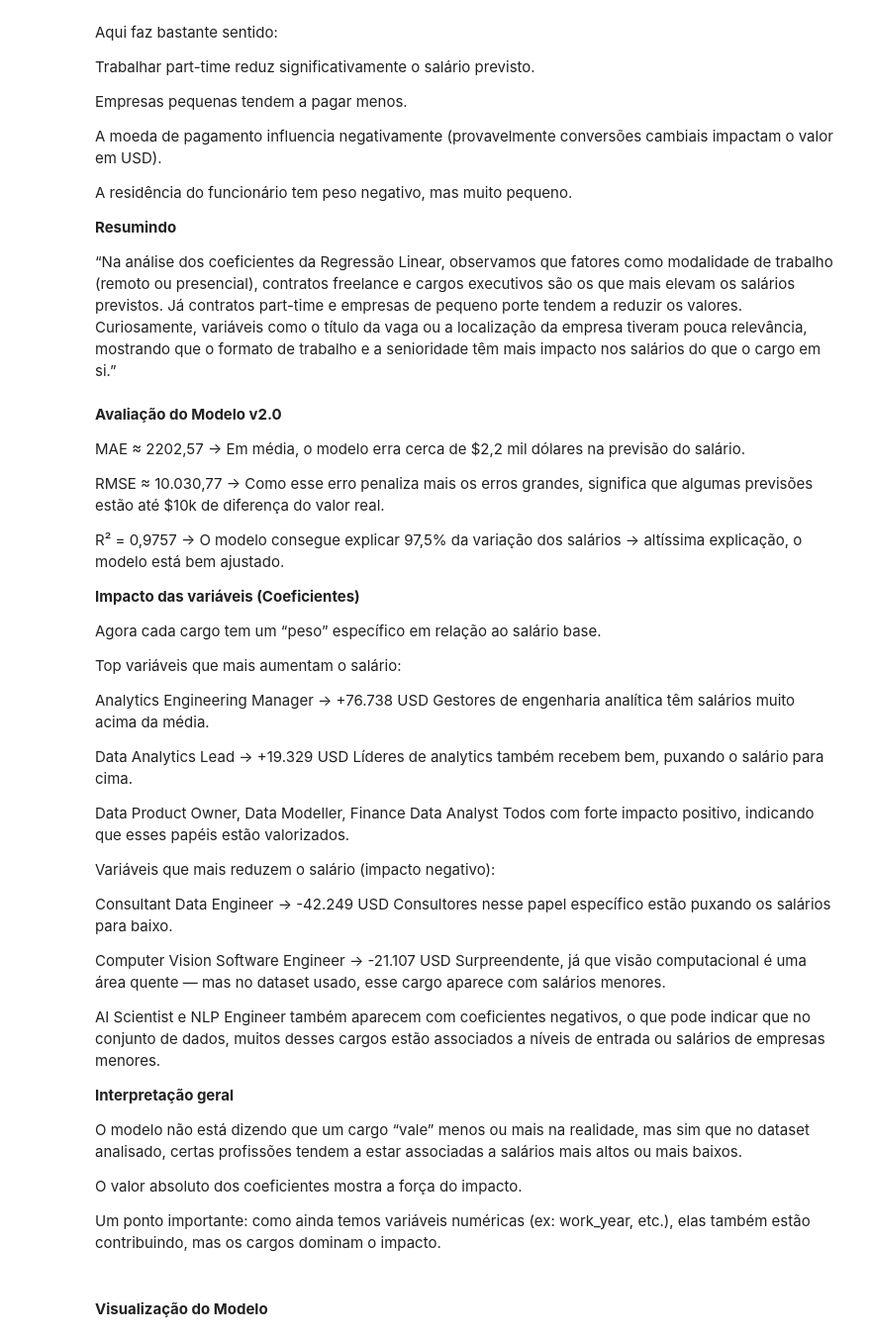
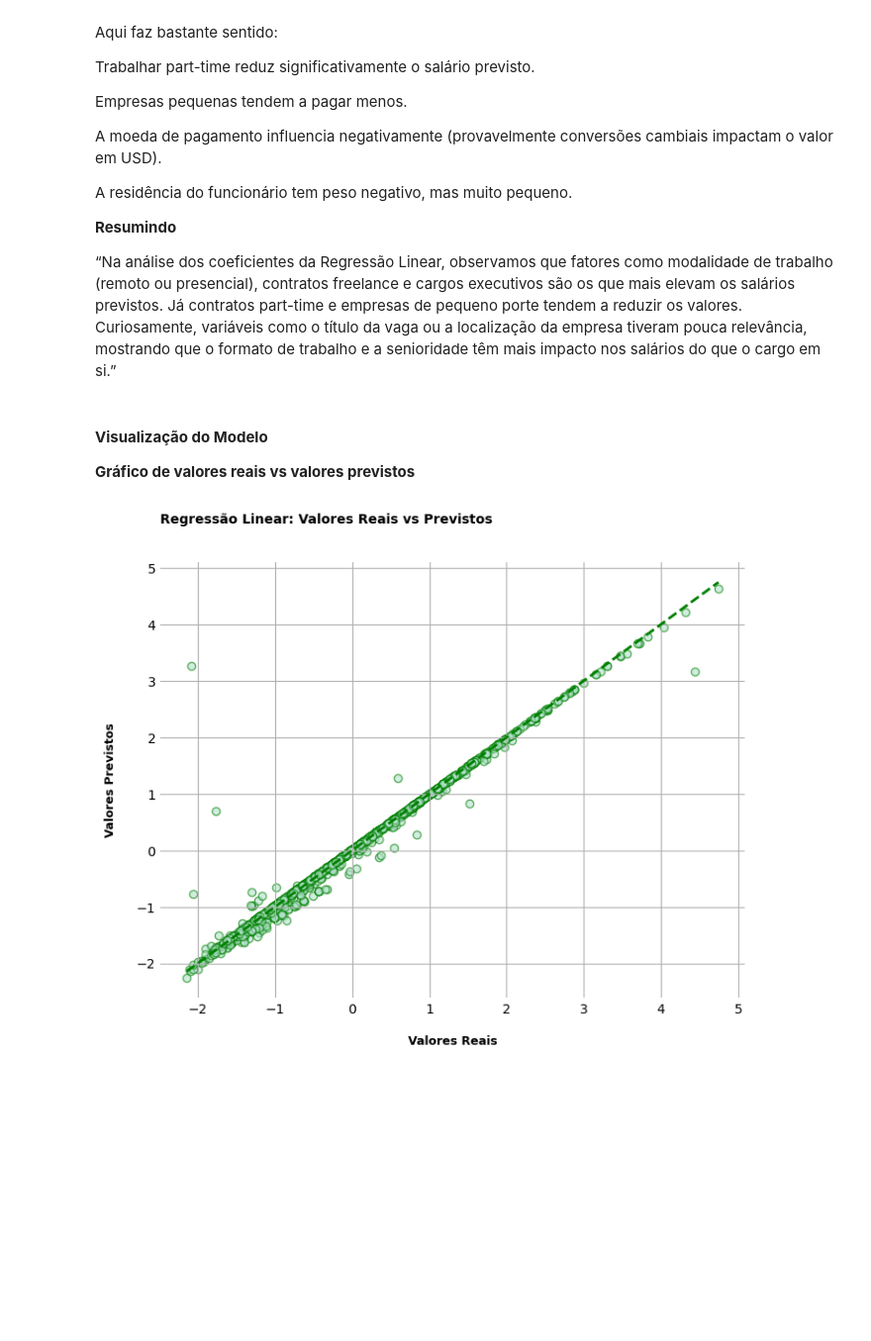
Before and after one commit to ricardo-paganini/data-salaries-analysis, a Jupyter notebook: data-salaries-analysis.ipynb, the cells around one changed output. Shown: that part at 99% size. Cells and saved outputs as stored; diff of their text form; code cells hidden in the pictures; blank space fills up the shorter version.

```diff
--- a/data-salaries-analysis.ipynb
+++ b/data-salaries-analysis.ipynb
@@ -657,46 +659,24 @@ A residência do funcionário tem peso negativo, mas muito pequeno.
 **Resumindo**
 
 “Na análise dos coeficientes da Regressão Linear, observamos que fatores como modalidade de trabalho (remoto ou presencial), contratos freelance e cargos executivos são os que mais elevam os salários previstos. Já contratos part-time e empresas de pequeno porte tendem a reduzir os valores. Curiosamente, variáveis como o título da vaga ou a localização da empresa tiveram pouca relevância, mostrando que o formato de trabalho e a senioridade têm mais impacto nos salários do que o cargo em si.”
-# %% [markdown]
-**Avaliação do Modelo v2.0**
-
-MAE ≈ 2202,57 → Em média, o modelo erra cerca de $2,2 mil dólares na previsão do salário.
-
-RMSE ≈ 10.030,77 → Como esse erro penaliza mais os erros grandes, significa que algumas previsões estão até $10k de diferença do valor real.
-
-R² = 0,9757 → O modelo consegue explicar 97,5% da variação dos salários → altíssima explicação, o modelo está bem ajustado.
-
-**Impacto das variáveis (Coeficientes)**
-
-Agora cada cargo tem um “peso” específico em relação ao salário base.
-
-Top variáveis que mais aumentam o salário:
-
-Analytics Engineering Manager → +76.738 USD
-Gestores de engenharia analítica têm salários muito acima da média.
-
-Data Analytics Lead → +19.329 USD
-Líderes de analytics também recebem bem, puxando o salário para cima.
-
-Data Product Owner, Data Modeller, Finance Data Analyst
-Todos com forte impacto positivo, indicando que esses papéis estão valorizados.
-
-Variáveis que mais reduzem o salário (impacto negativo):
-
-Consultant Data Engineer → -42.249 USD
-Consultores nesse papel específico estão puxando os salários para baixo.
-
-Computer Vision Software Engineer → -21.107 USD
-Surpreendente, já que visão computacional é uma área quente — mas no dataset usado, esse cargo aparece com salários menores.
-
-AI Scientist e NLP Engineer também aparecem com coeficientes negativos, o que pode indicar que no conjunto de dados, muitos desses cargos estão associados a níveis de entrada ou salários de empresas menores.
-
-**Interpretação geral**
-
-O modelo não está dizendo que um cargo “vale” menos ou mais na realidade, mas sim que no dataset analisado, certas profissões tendem a estar associadas a salários mais altos ou mais baixos.
-
-O valor absoluto dos coeficientes mostra a força do impacto.
-
-Um ponto importante: como ainda temos variáveis numéricas (ex: work_year, etc.), elas também estão contribuindo, mas os cargos dominam o impacto.
 # %% [markdown]
 #### **Visualização do Modelo**
+
+**Gráfico de valores reais vs valores previstos**
+# %%
+# Valores previstos
+y_pred = modelo.predict(X_test)
+
+plt.figure(figsize=(8,6))
+plt.scatter(y_test, y_pred, alpha=0.6, edgecolor='g')
+plt.plot([y_test.min(), y_test.max()], [y_test.min(), y_test.max()], '--g', lw=2)
+
+plt.title('Regressão Linear: Valores Reais vs Previstos', fontsize=10, fontweight='bold', loc='left',pad=30)
+plt.xlabel('Valores Reais', fontsize=9, fontweight='semibold', labelpad=15)
+plt.ylabel('Valores Previstos', fontsize=9, fontweight='semibold', labelpad=15)
+plt.box(False)
+plt.grid(True)
+plt.tick_params(axis='both', length=0)
+plt.show()
+# %% [output]
+[figure, added]
```
Also changed, not shown: parts of 11 cells of this notebook.
